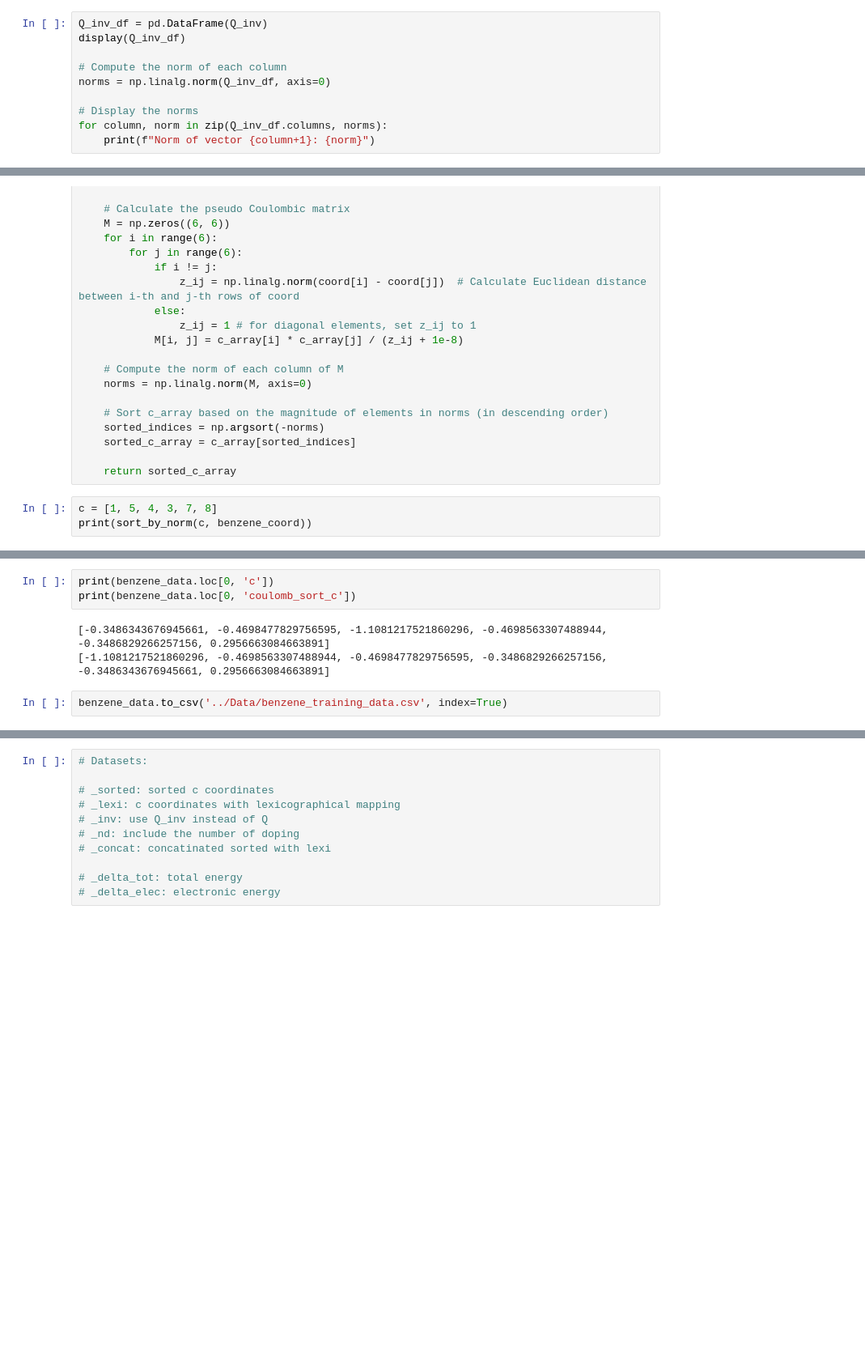
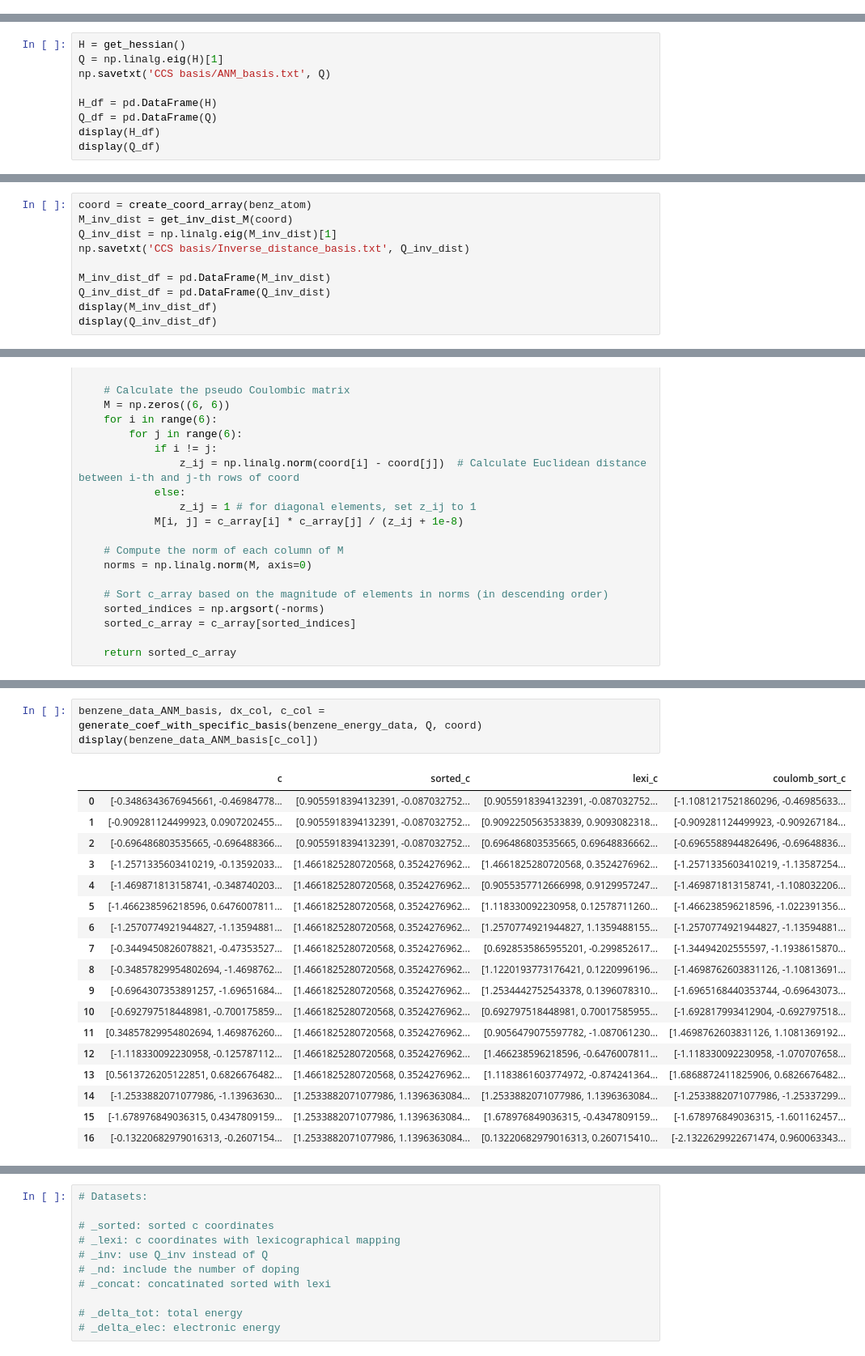
Before and after one commit to GabrielWu2004/Alchemical_Normal_Modes, a Jupyter notebook: ML_with_ANM/ML_code/Generate_benzene_data.ipynb, the cells around one changed output, grey strips where cells are left out. Shown at 81% size. Saved outputs shown, nothing was run; the diff lists cells and outputs as text; blank space fills up the shorter version.

Commit message:
Restructed the code repository. Experimented with different basis

```diff
--- a/ML_with_ANM/ML_code/Generate_benzene_data.ipynb
+++ b/ML_with_ANM/ML_code/Generate_benzene_data.ipynb
@@ -292,10 +165,0 @@ Norm of vector 6: 0.9999999999999999
-# %%
-Q_inv_df = pd.DataFrame(Q_inv)
-display(Q_inv_df)
-
-# Compute the norm of each column
-norms = np.linalg.norm(Q_inv_df, axis=0)
-
-# Display the norms
-for column, norm in zip(Q_inv_df.columns, norms):
-    print(f"Norm of vector {column+1}: {norm}")
@@ -315,0 +166,9 @@ Norm of vector 6: 1.0000000000000036
+# %%
+H = get_hessian()
+Q = np.linalg.eig(H)[1]
+np.savetxt('CCS basis/ANM_basis.txt', Q)
+
+H_df = pd.DataFrame(H)
+Q_df = pd.DataFrame(Q)
+display(H_df)
+display(Q_df)
@@ -315,0 +203,10 @@ Norm of vector 6: 1.0000000000000036
+# %%
+coord = create_coord_array(benz_atom)
+M_inv_dist = get_inv_dist_M(coord)
+Q_inv_dist = np.linalg.eig(M_inv_dist)[1]
+np.savetxt('CCS basis/Inverse_distance_basis.txt', Q_inv_dist)
+
+M_inv_dist_df = pd.DataFrame(M_inv_dist)
+Q_inv_dist_df = pd.DataFrame(Q_inv_dist)
+display(M_inv_dist_df)
+display(Q_inv_dist_df)
@@ -448,6 +332,3 @@ def sort_by_norm(c, coord):
     sorted_c_array = c_array[sorted_indices]
 
     return sorted_c_array
-# %%
-c = [1, 5, 4, 3, 7, 8]
-print(sort_by_norm(c, benzene_coord))
@@ -533,8 +373,22 @@ display(benzene_data[inv_c_columns].head())
-# %%
-print(benzene_data.loc[0, 'c'])
-print(benzene_data.loc[0, 'coulomb_sort_c'])
-# %% [output]
-[-0.3486343676945661, -0.4698477829756595, -1.1081217521860296, -0.4698563307488944, -0.3486829266257156, 0.2956663084663891]
-[-1.1081217521860296, -0.4698563307488944, -0.4698477829756595, -0.3486829266257156, -0.3486343676945661, 0.2956663084663891]
-# %%
-benzene_data.to_csv('../Data/benzene_training_data.csv', index=True)
+# %%
+benzene_data_ANM_basis, dx_col, c_col = generate_coef_with_specific_basis(benzene_energy_data, Q, coord)
+display(benzene_data_ANM_basis[c_col])
+# %% [output]
+|  | c | sorted_c | lexi_c | coulomb_sort_c |
+| 0 | [-0.3486343676945661, -0.46984778... | [0.9055918394132391, -0.087032752... | [0.9055918394132391, -0.087032752... | [-1.1081217521860296, -0.46985633... |
+| 1 | [-0.909281124499923, 0.0907202455... | [0.9055918394132391, -0.087032752... | [0.9092250563533839, 0.9093082318... | [-0.909281124499923, -0.909267184... |
+| 2 | [-0.696486803535665, -0.696488366... | [0.9055918394132391, -0.087032752... | [0.696486803535665, 0.69648836662... | [-0.6965588944826496, -0.69648836... |
+| 3 | [-1.2571335603410219, -0.13592033... | [1.4661825280720568, 0.3524276962... | [1.4661825280720568, 0.3524276962... | [-1.2571335603410219, -1.13587254... |
+| 4 | [-1.469871813158741, -0.348740203... | [1.4661825280720568, 0.3524276962... | [0.9055357712666998, 0.9129957247... | [-1.469871813158741, -1.108032206... |
+| 5 | [-1.466238596218596, 0.6476007811... | [1.4661825280720568, 0.3524276962... | [1.118330092230958, 0.12578711260... | [-1.466238596218596, -1.022391356... |
+| 6 | [-1.2570774921944827, -1.13594881... | [1.4661825280720568, 0.3524276962... | [1.2570774921944827, 1.1359488155... | [-1.2570774921944827, -1.13594881... |
+| 7 | [-0.3449450826078821, -0.47353527... | [1.4661825280720568, 0.3524276962... | [0.6928535865955201, -0.299852617... | [-1.34494202555597, -1.1938615870... |
+| 8 | [-0.34857829954802694, -1.4698762... | [1.4661825280720568, 0.3524276962... | [1.1220193773176421, 0.1220996196... | [-1.4698762603831126, -1.10813691... |
+| 9 | [-0.6964307353891257, -1.69651684... | [1.4661825280720568, 0.3524276962... | [1.2534442752543378, 0.1396078310... | [-1.6965168440353744, -0.69643073... |
+| 10 | [-0.692797518448981, -0.700175859... | [1.4661825280720568, 0.3524276962... | [0.692797518448981, 0.70017585955... | [-1.692817993412904, -0.692797518... |
+| 11 | [0.34857829954802694, 1.469876260... | [1.4661825280720568, 0.3524276962... | [0.9056479075597782, -1.087061230... | [1.4698762603831126, 1.1081369192... |
+| 12 | [-1.118330092230958, -0.125787112... | [1.4661825280720568, 0.3524276962... | [1.466238596218596, -0.6476007811... | [-1.118330092230958, -1.070707658... |
+| 13 | [0.5613726205122851, 0.6826676482... | [1.4661825280720568, 0.3524276962... | [1.1183861603774972, -0.874241364... | [1.6868872411825906, 0.6826676482... |
+| 14 | [-1.2533882071077986, -1.13963630... | [1.2533882071077986, 1.1396363084... | [1.2533882071077986, 1.1396363084... | [-1.2533882071077986, -1.25337299... |
+| 15 | [-1.678976849036315, 0.4347809159... | [1.2533882071077986, 1.1396363084... | [1.678976849036315, -0.4347809159... | [-1.678976849036315, -1.601162457... |
+| 16 | [-0.13220682979016313, -0.2607154... | [1.2533882071077986, 1.1396363084... | [0.13220682979016313, 0.260715410... | [-2.1322629922671474, 0.960063343... |
```
Also changed, not shown: parts of 40 cells of this notebook, 53 other files.
